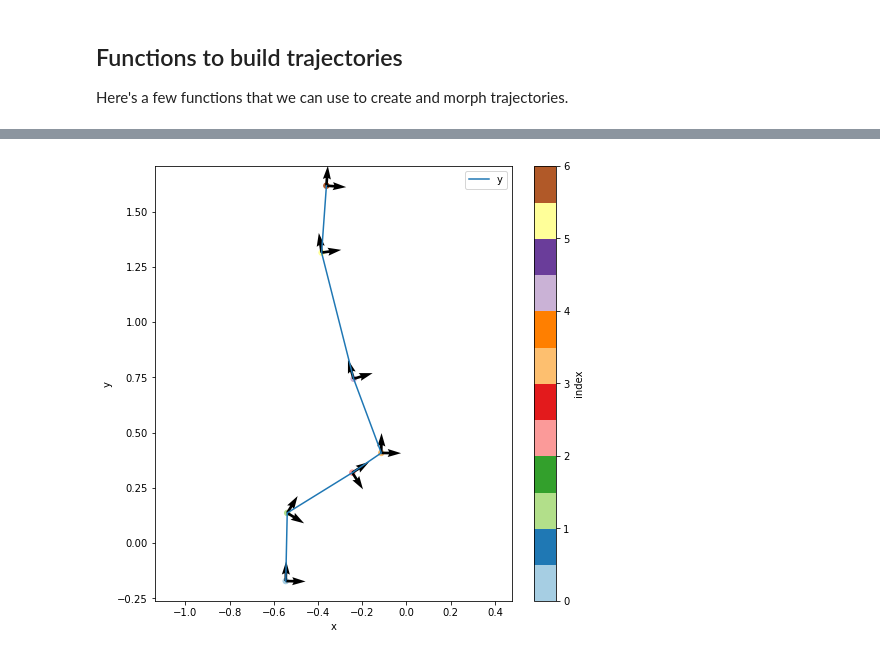
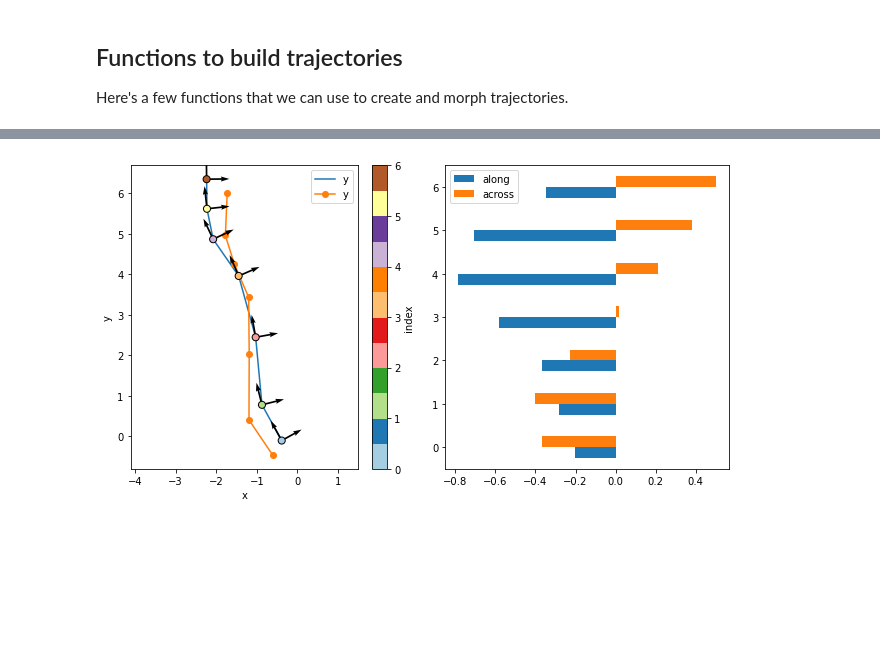
Before and after one commit to willirath/lagrangian_trajectory_clustering, a Jupyter notebook: notebooks/2021-05-13_creating_artificial_trajectories_WIP.ipynb, the cells around one changed output, grey strips where cells are left out. Saved outputs shown, nothing was run; the diff lists cells and outputs as text; code cells hidden in the pictures; blank space fills up the shorter version.

Commit message:
Evolve artificial traj creation

```diff
--- a/notebooks/2021-05-13_creating_artificial_trajectories_WIP.ipynb
+++ b/notebooks/2021-05-13_creating_artificial_trajectories_WIP.ipynb
@@ -69,5 +102,5 @@ def get_local_coord_system(traj):
 # %%
-traj = create_smooth_traj(number_steps=12, smooth_length=6)
+traj = create_smooth_traj(number_steps=7, smooth_length=6)
 # %%
 directions = get_local_coord_system(traj)
 directions
@@ -83,10 +116,39 @@ directions
+# %%
+along_shifts = get_smooth_shifts(traj=traj, scale=0.5, smooth_length=7)
+across_shifts = get_smooth_shifts(traj=traj, scale=0.5, smooth_length=7)
+# %%
+shifts = pd.DataFrame({
+    "along": along_shifts,
+    "across": across_shifts,
+})
+# %%
+traj_morphed = modify_trajectory(
+    traj=traj,
+    along_shifts=along_shifts,
+    across_shifts=across_shifts
+)
 # %%
-ax = traj.plot.line(x="x", y="y", figsize=(8, 8))
+fig, ax = plt.subplots(1, 2, figsize=(9, 5))
+
+traj.plot.line(x="x", y="y", ax=ax[0])
 traj.reset_index().plot.scatter(
-    x="x", y="y", marker="o", s=30, c="index", cmap="Paired", ax=ax
+    x="x", y="y", marker="o",
+    s=50, c="index", cmap="Paired",
+    edgecolor="k",
+    zorder=100,
+    ax=ax[0],
 );
-ax.quiver(traj["x"], traj["y"], directions["e1x"], directions["e1y"])
-ax.quiver(traj["x"], traj["y"], directions["e2x"], directions["e2y"])
-ax.axis('equal');
+ax[0].quiver(traj["x"], traj["y"], directions["e1x"], directions["e1y"], scale=10, zorder=99)
+ax[0].quiver(traj["x"], traj["y"], directions["e2x"], directions["e2y"], scale=10, zorder=99)
+
+traj_morphed.plot.line(
+    x="x", y="y", marker="o",
+    ax=ax[0]
+);
+ax[0].axis('equal');
+
+shifts.plot.barh(ax=ax[1])
+
+fig.tight_layout();
 # %% [output]
-[figure, old version]
+[figure, new version]
```
Also changed, not shown: parts of 30 cells of this notebook.
